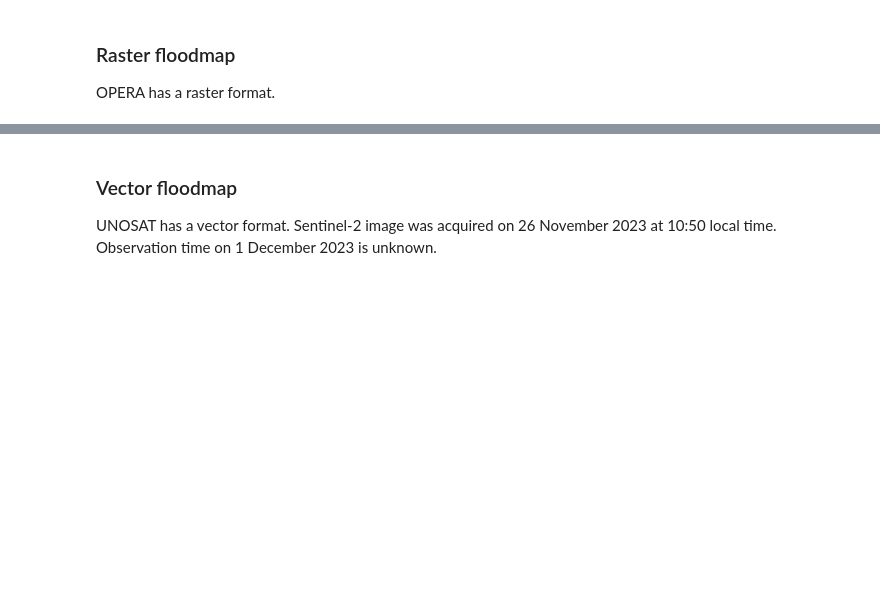
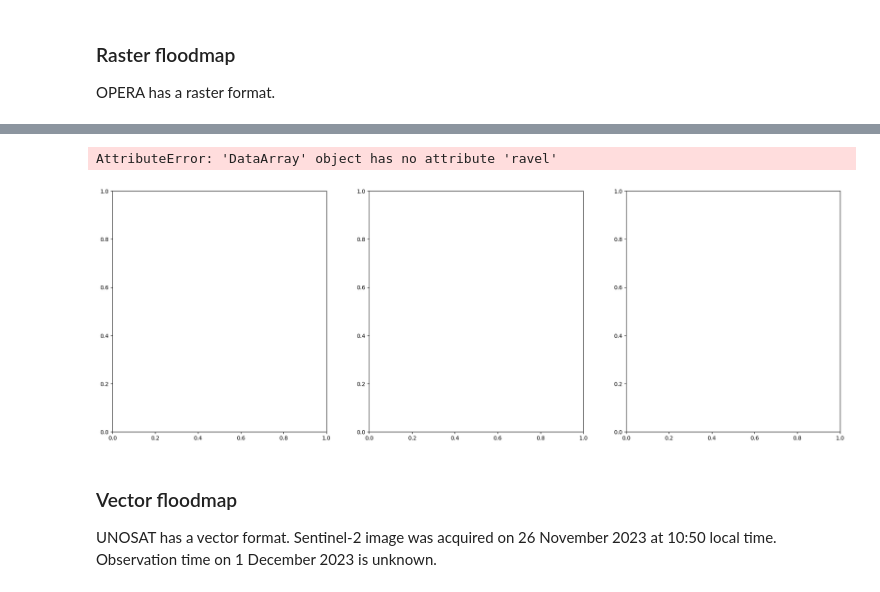
Before and after one commit to pjdebruijn2505/Git_mdp, a Jupyter notebook: SFINCS/d_analyze_results.ipynb, the cells around one changed output, grey strips where cells are left out. Drawn from its saved outputs; the diff is of its cells as text; code cells hidden in the pictures; blank space fills up the shorter version.

Commit message:
trying to map flood map data to correct format

```diff
--- a/SFINCS/d_analyze_results.ipynb
+++ b/SFINCS/d_analyze_results.ipynb
@@ -60,6 +66,25 @@ floodmap_names = {
 print(floodmap_names)
 # %% [output]
 {'opera': ['2023-11-11', '2023-11-21', '2023-11-29'], 'unosat': ['2023-11-26', '2023-12-01']}
+# %%
+# Each dataset has its own defined conventions, so we need to pre-process the data
+# clouds:-1, no water:0, permanent water:1, flood:2.
+data_map = {
+    "opera":{
+        "2023-11-11":{-4:1, 1:1, -3:-1},
+        "2023-11-21":{-4:1, 1:1, -3:-1},
+        "2023-11-29":{-3:-1, -1:-1, 1:1},
+    },
+    "unosat":{
+        "2023-11-26":{},
+        "2023-12-01":{},
+    }
+}
+
+def map_values(map, array):
+    values_in_map = np.unique(array)
+    for
+    return
 # %%
 analysis_extent_path = Path(r"data/2_floodmaps/analysis_extent_garissa.shp")
 analysis_extent = gpd.read_file(analysis_extent_path)
@@ -67,15 +92,52 @@ analysis_extent = gpd.read_file(analysis_extent_path)
 ### Raster floodmap
 OPERA has a raster format.
 # %%
-floodmaps_opera = {}
+fig, axs = plt.subplots(1,3, figsize=(24, 8))
+i= 0
+
+floodmaps = {}
+
+
 for date in floodmap_names["opera"]:
     path = Path(f"data/2_floodmaps/opera/{date}/floodmap.tif")
 
+    # First, we open the flood map and convert it to the datatype we want.
     floodmap = hydromt.open_raster(path).load().astype(np.int8)
-    floodmap.raster.set_nodata(-1)
+    # floodmap.raster.set_nodata(-1)
     floodmap.raster.set_spatial_dims(x_dim="x", y_dim="y")
     floodmap = floodmap.raster.reproject_like(mod0.grid, method='nearest')
-    floodmap.raster.to_raster(Path(f"data/2_floodmaps/reprojected_maps/opera_{date}.tif"))
 
-    floodmaps_opera[date] = floodmap
+
+    print(floodmap)
+    # Now, we re-map the data to the wanted values.
+    floodmap = map_values(data_map, floodmap)
+
+    # floodmap.raster.to_raster(Path(f"data/2_floodmaps/reprojected_maps/opera_{date}.tif"))
+    floodmaps[f"opera_{date}"] = floodmap
+
+    print(floodmap)
+    print(np.unique(floodmap, return_counts=True))
+    floodmap.plot(ax=axs[i], cmap=cmap, norm=norm)
+    axs[i].set_title(date)
+    axs[i].axis("scaled")
+    i+=1
+
+
+# 1
+# Water op -4 en 1, wolken op -3
+
+# 2
+# zelfde als 1
+
+# 3
+# wolken -3 en -1, water op 1
+
+# for key, floodmap in floodmaps.items():
+#     floodmap.plot(ax=axs[i])
+#     axs[i].set_title(key)
+#     i+=1
+#     axs.set_axes("equal")
+
+plt.tight_layout()
+plt.show()
 # %% [output]
@@ -100,3 +161,5 @@ Data variables:
+AttributeError: 'DataArray' object has no attribute 'ravel'
+[figure, added]
 # %% [markdown]
 ### Vector floodmap
 UNOSAT has a vector format. Sentinel-2 image was acquired on 26 November 2023 at 10:50 local time. Observation time on 1 December 2023 is unknown.
```
Also changed, not shown: parts of 7 cells of this notebook, 6 other files.
